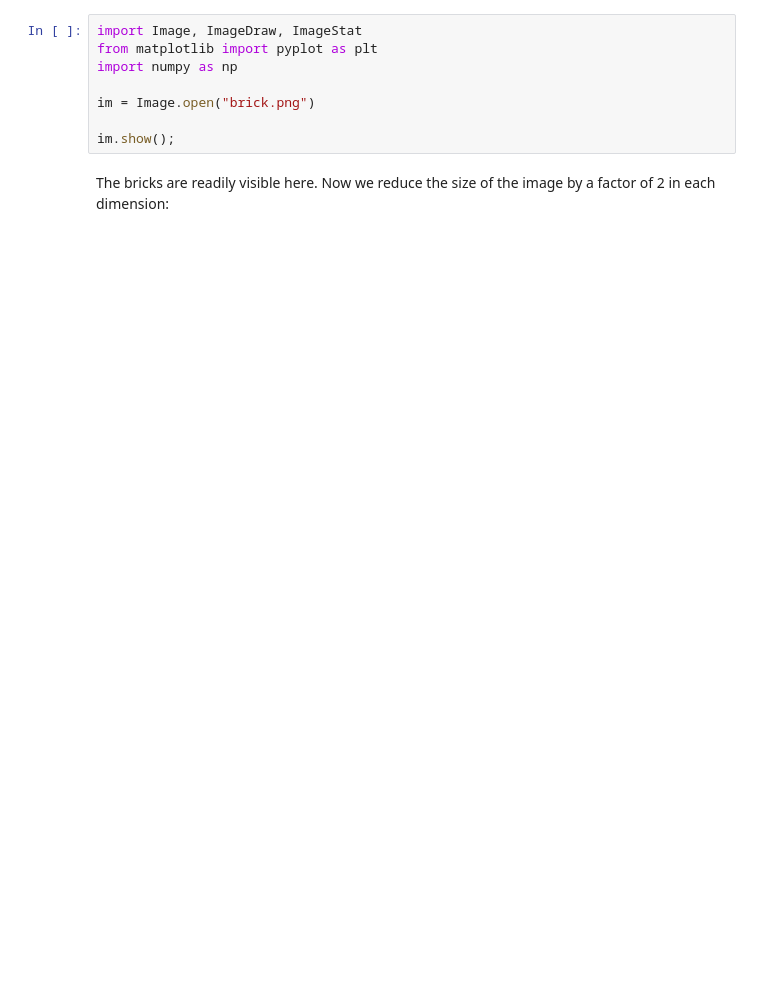
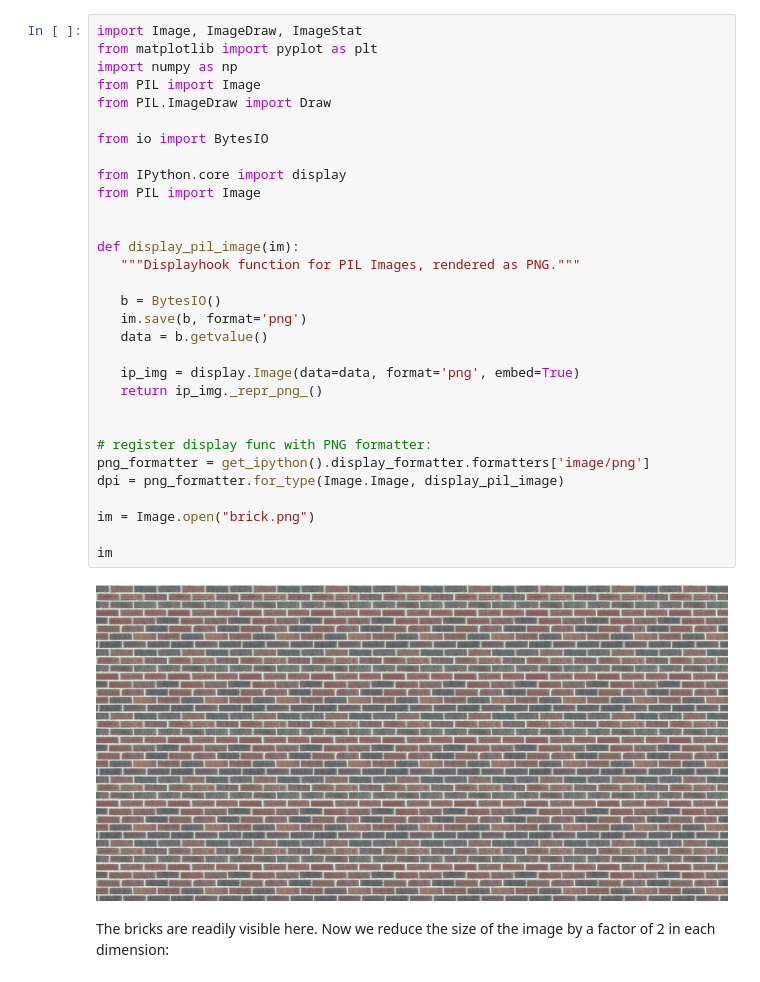
Before and after one commit to LCAV/SignalsOfTheDay, a Jupyter notebook: MOIRE/Untitled0.ipynb, the cells around one changed output. Saved outputs shown, nothing was run; the diff lists cells and outputs as text; blank space fills up the shorter version.

```diff
--- a/MOIRE/Untitled0.ipynb
+++ b/MOIRE/Untitled0.ipynb
@@ -12,14 +15,39 @@ As a signal processing student, you can think of the Moire pattern as the realiz
 D image signals. Here, the synthetic frequencies which are created due to the inappropriate subsampling, appear as periodic pattern in the down-sampled image. That's the reason that the frequency of these synthetic pattern is lower than the minimum frequency present in the image itself.
 
 Moire patterns are usually best visible in images with highly repeated patterns. Consider the following photo for example:
-# %%
-import Image, ImageDraw, ImageStat
-from matplotlib import pyplot as plt
-import numpy as np
-
-im = Image.open("brick.png")
-
-im.show();
+# %%
+import Image, ImageDraw, ImageStat
+from matplotlib import pyplot as plt
+import numpy as np
+from PIL import Image
+from PIL.ImageDraw import Draw
+
+from io import BytesIO
+
+from IPython.core import display
+from PIL import Image
+
+
+def display_pil_image(im):
+   """Displayhook function for PIL Images, rendered as PNG."""
+
+   b = BytesIO()
+   im.save(b, format='png')
+   data = b.getvalue()
+
+   ip_img = display.Image(data=data, format='png', embed=True)
+   return ip_img._repr_png_()
+
+
+# register display func with PNG formatter:
+png_formatter = get_ipython().display_formatter.formatters['image/png']
+dpi = png_formatter.for_type(Image.Image, display_pil_image)
+
+im = Image.open("brick.png")
+
+im
+# %% [output]
+[figure, added]
 # %% [markdown]
 The bricks are readily visible here. Now we reduce the size of the image by a factor of 2 in each dimension:
 # %%
```
Also changed, not shown: parts of 14 cells of this notebook.
